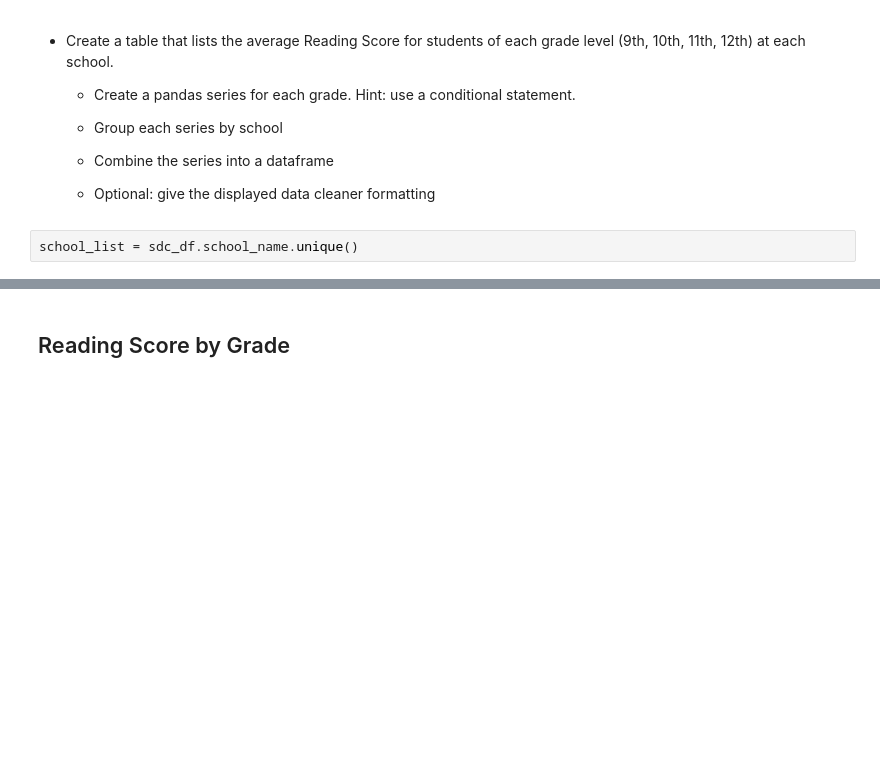
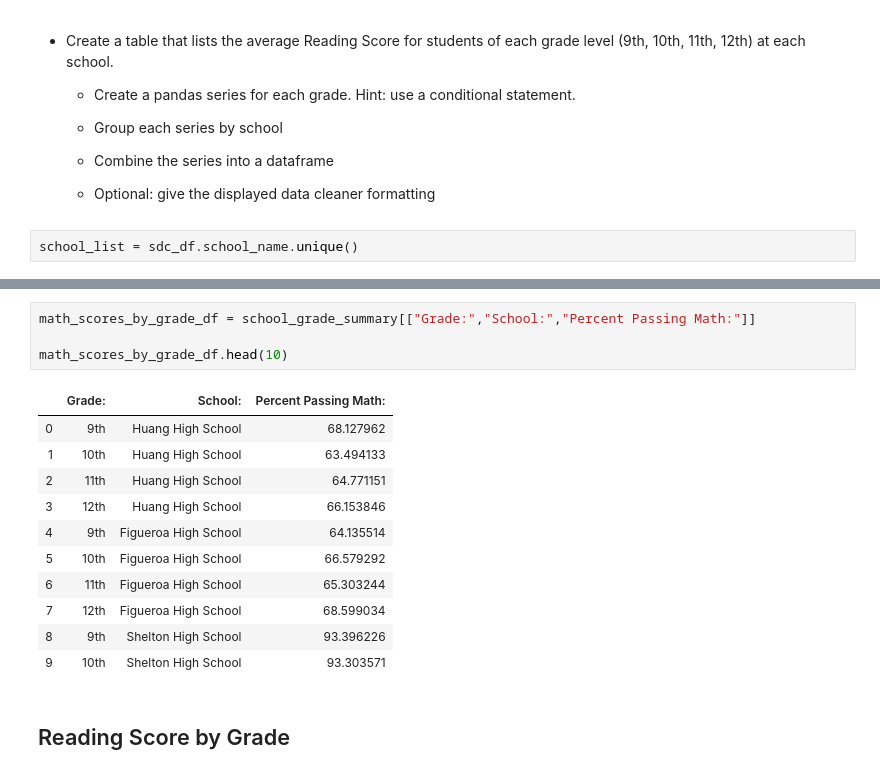
Before and after one commit to jdilligard/SMU_Homework, a Jupyter notebook: 04-Pandas/Instructions/PyCitySchools/PyCitySchools_starter.ipynb, the cells around one changed output, grey strips where cells are left out. Saved outputs shown, nothing was run; the diff lists cells and outputs as text; blank space fills up the shorter version.

```diff
--- a/04-Pandas/Instructions/PyCitySchools/PyCitySchools_starter.ipynb
+++ b/04-Pandas/Instructions/PyCitySchools/PyCitySchools_starter.ipynb
@@ -218,3 +207,19 @@ Thomas High School
+# %%
+math_scores_by_grade_df = school_grade_summary[["Grade:","School:","Percent Passing Math:"]]
+
+math_scores_by_grade_df.head(10)
+# %% [output]
+|  | Grade: | School: | Percent Passing Math: |
+| 0 | 9th | Huang High School | 68.127962 |
+| 1 | 10th | Huang High School | 63.494133 |
+| 2 | 11th | Huang High School | 64.771151 |
+| 3 | 12th | Huang High School | 66.153846 |
+| 4 | 9th | Figueroa High School | 64.135514 |
+| 5 | 10th | Figueroa High School | 66.579292 |
+| 6 | 11th | Figueroa High School | 65.303244 |
+| 7 | 12th | Figueroa High School | 68.599034 |
+| 8 | 9th | Shelton High School | 93.396226 |
+| 9 | 10th | Shelton High School | 93.303571 |
 # %% [markdown]
 ## Reading Score by Grade
 # %% [markdown]
```
Also changed, not shown: parts of 9 cells of this notebook.
